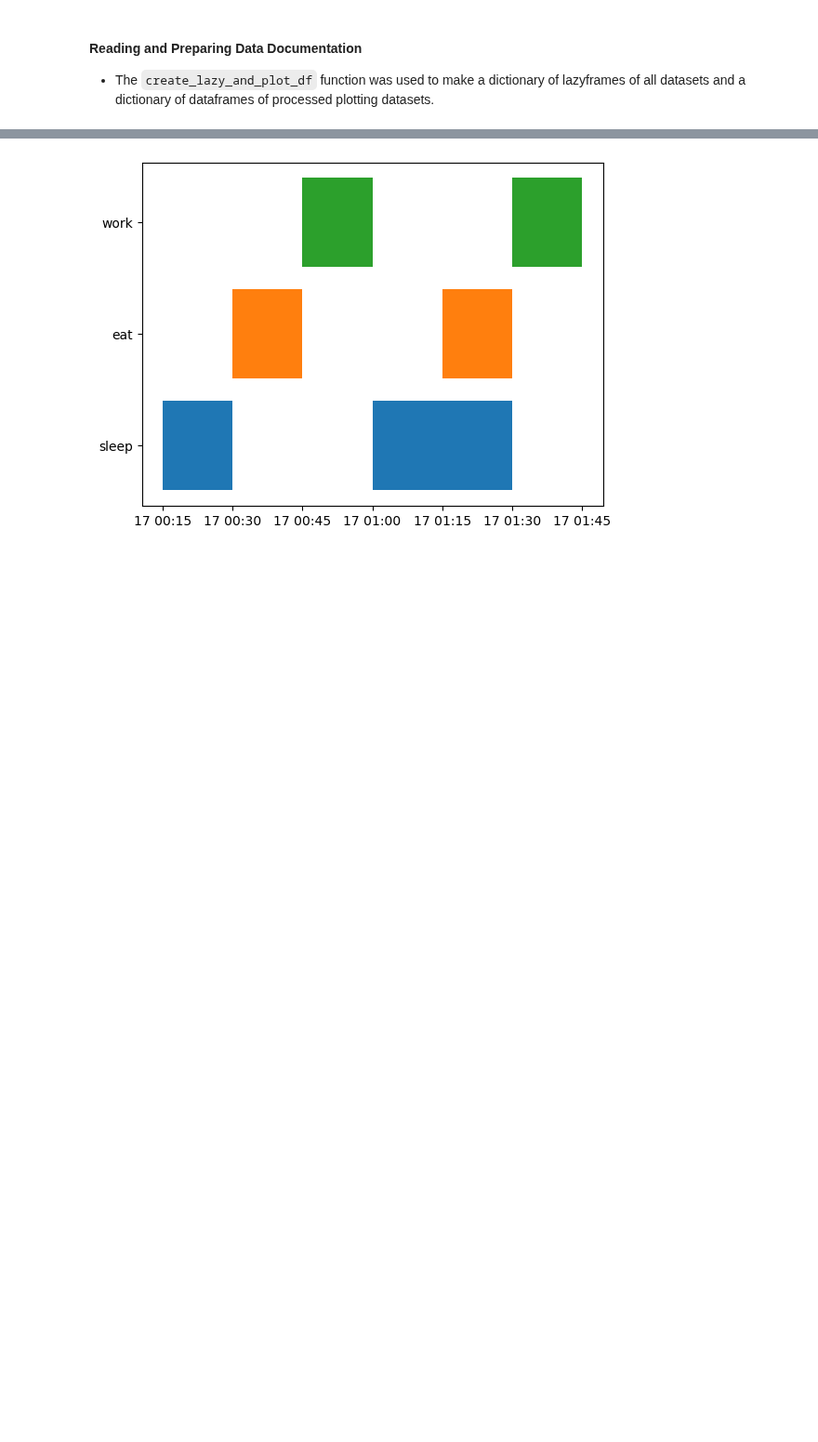
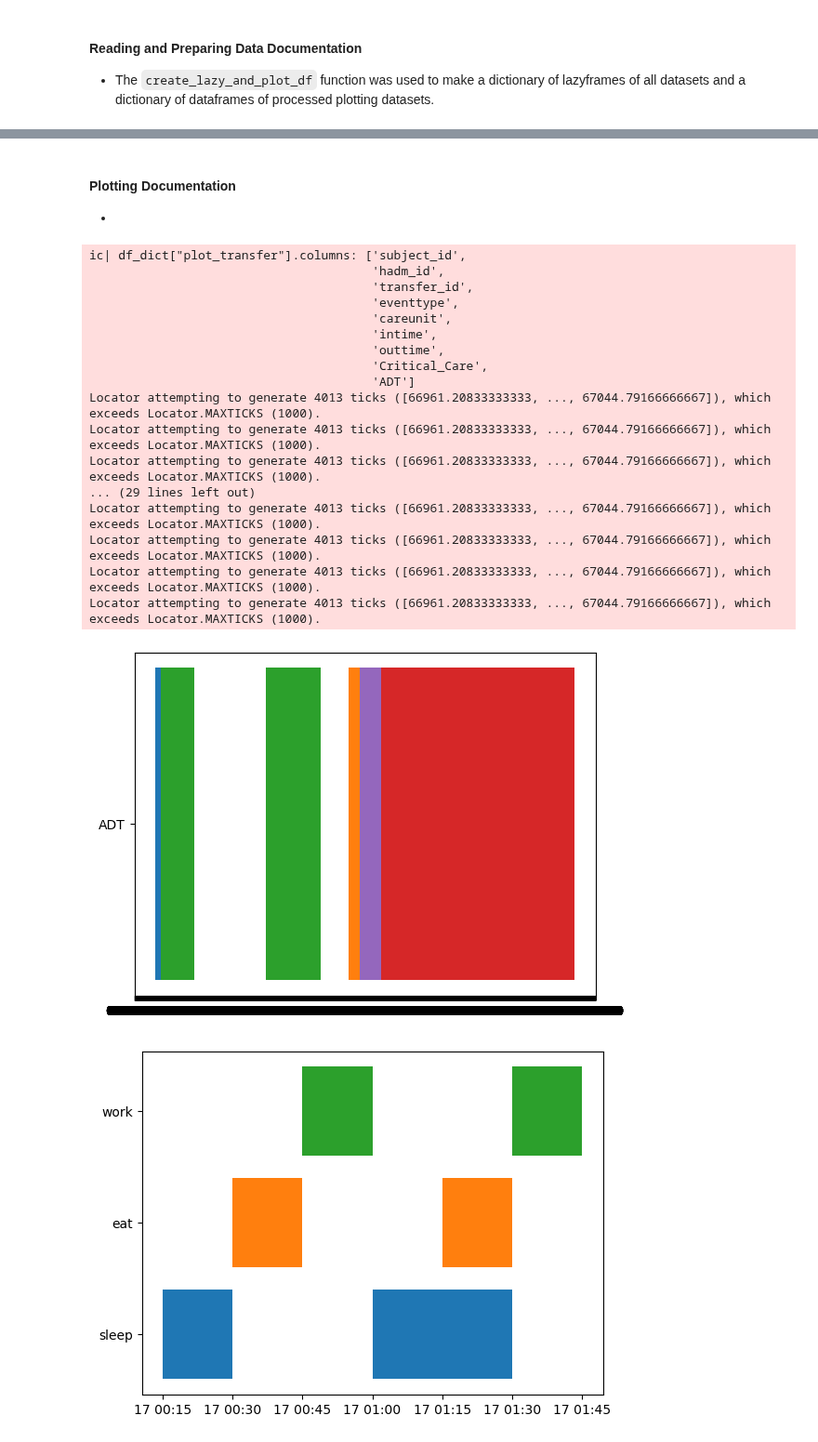
Before and after one commit to taylorswrite/biostat-203c-2024-spring, a Jupyter notebook: hw4/hw4.ipynb, the cells around one changed output, grey strips where cells are left out. Shown at 93% size. Drawn from its saved outputs; the diff is of its cells as text; code cells hidden in the pictures; blank space fills up the shorter version.

```diff
--- a/hw4/hw4.ipynb
+++ b/hw4/hw4.ipynb
@@ -676,3 +739,63 @@ Wall time: 365 ms
+# %% [markdown]
+#### Plotting Documentation
+-
+# %%
+# Create vertices and colors for the plot
+cats = {"ADT": 1}
+
+colormapping = {
+    value: f"C{i}"
+    for i, value in enumerate(set(df_dict["plot_transfer"]["careunit"]))
+}
+ic(df_dict["plot_transfer"].columns)
+# Create vertices and colors for the plot
+verts = []
+colors = []
+for row in df_dict["plot_transfer"].iter_rows():
+    # print(row)
+    v = [
+        (mdates.date2num(row[5]), cats[row[8]] - 0.4),
+        (mdates.date2num(row[5]), cats[row[8]] + 0.4),
+        (mdates.date2num(row[6]), cats[row[8]] + 0.4),
+        (mdates.date2num(row[6]), cats[row[8]] - 0.4),
+        (mdates.date2num(row[5]), cats[row[8]] - 0.4),
+    ]
+    verts.append(v)
+    colors.append(colormapping[row[4]])
+
+# Create the PolyCollection
+bars = PolyCollection(verts, facecolors=colors)
+
+# Plotting
+fig, ax = plt.subplots()
+ax.add_collection(bars)
+ax.autoscale()
+loc = mdates.MinuteLocator(byminute=[0, 30])
+ax.xaxis.set_major_locator(loc)
+ax.xaxis.set_major_formatter(mdates.AutoDateFormatter(loc))
+
+ax.set_yticks([1])
+ax.set_yticklabels(["ADT"])
+plt.show()
+# %% [output]
+ic| df_dict["plot_transfer"].columns: ['subject_id',
+                                       'hadm_id',
+                                       'transfer_id',
+                                       'eventtype',
+                                       'careunit',
+                                       'intime',
+                                       'outtime',
+                                       'Critical_Care',
+                                       'ADT']
+Locator attempting to generate 4013 ticks ([66961.20833333333, ..., 67044.79166666667]), which exceeds Locator.MAXTICKS (1000).
+Locator attempting to generate 4013 ticks ([66961.20833333333, ..., 67044.79166666667]), which exceeds Locator.MAXTICKS (1000).
+Locator attempting to generate 4013 ticks ([66961.20833333333, ..., 67044.79166666667]), which exceeds Locator.MAXTICKS (1000).
+... (29 lines left out)
+Locator attempting to generate 4013 ticks ([66961.20833333333, ..., 67044.79166666667]), which exceeds Locator.MAXTICKS (1000).
+Locator attempting to generate 4013 ticks ([66961.20833333333, ..., 67044.79166666667]), which exceeds Locator.MAXTICKS (1000).
+Locator attempting to generate 4013 ticks ([66961.20833333333, ..., 67044.79166666667]), which exceeds Locator.MAXTICKS (1000).
+Locator attempting to generate 4013 ticks ([66961.20833333333, ..., 67044.79166666667]), which exceeds Locator.MAXTICKS (1000).
+[figure, added]
 # %%
 data = [
     (dt.datetime(2018, 7, 17, 0, 15), dt.datetime(2018, 7, 17, 0, 30), "sleep"),
```
Also changed, not shown: parts of 11 cells of this notebook.
